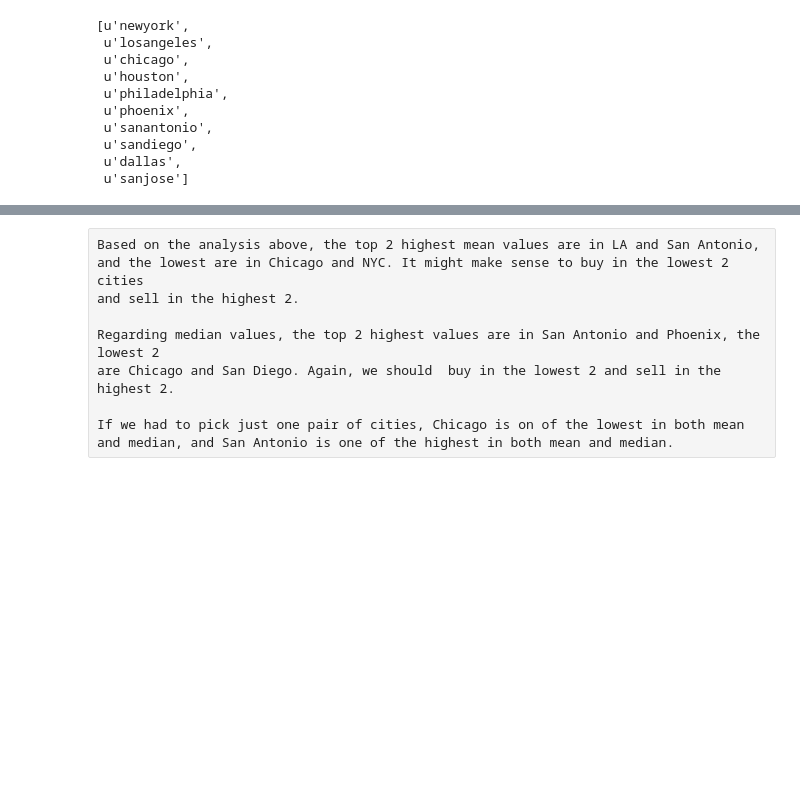
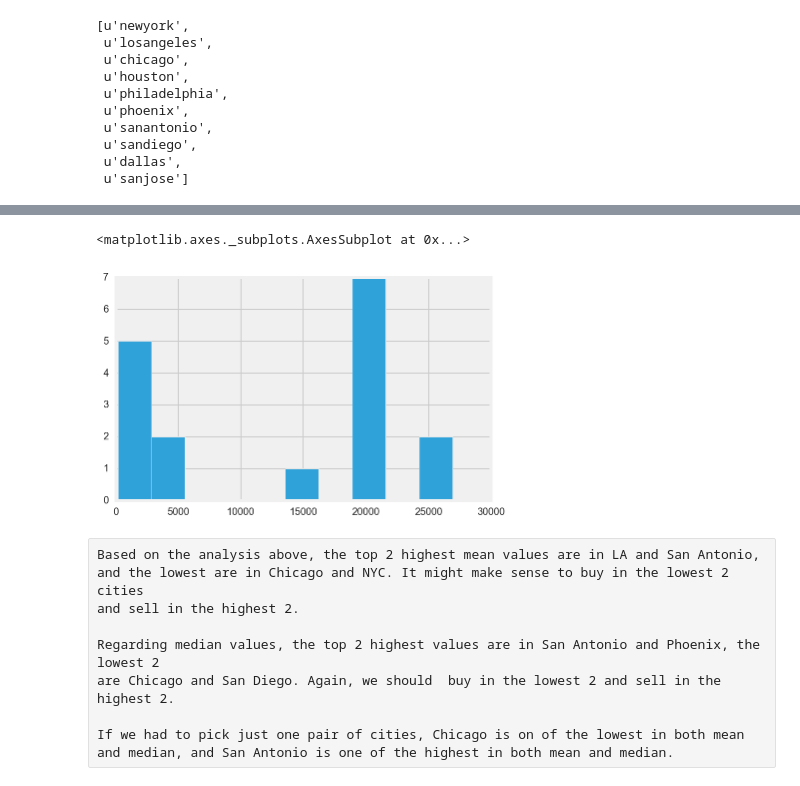
Before and after one commit to ocj137/DSI-SF-2-ocjacob, a Jupyter notebook: week06/project-6-scrape_rv_starter.ipynb, the cells around one changed output, grey strips where cells are left out. Drawn from its saved outputs; the diff is of its cells as text; code cells hidden in the pictures; blank space fills up the shorter version.

```diff
--- a/week06/project-6-scrape_rv_starter.ipynb
+++ b/week06/project-6-scrape_rv_starter.ipynb
@@ -354,4 +385,9 @@ sanantonio       26567.5
 Name: 1, dtype: float64
+# %%
+df_res4[1].hist()
+# %% [output]
+<matplotlib.axes._subplots.AxesSubplot at 0x...>
+[figure, added]
 # %% [raw]
 Based on the analysis above, the top 2 highest mean values are in LA and San Antonio,
 and the lowest are in Chicago and NYC. It might make sense to buy in the lowest 2 cities
```
Also changed, not shown: parts of 15 cells of this notebook, 2 other files.
